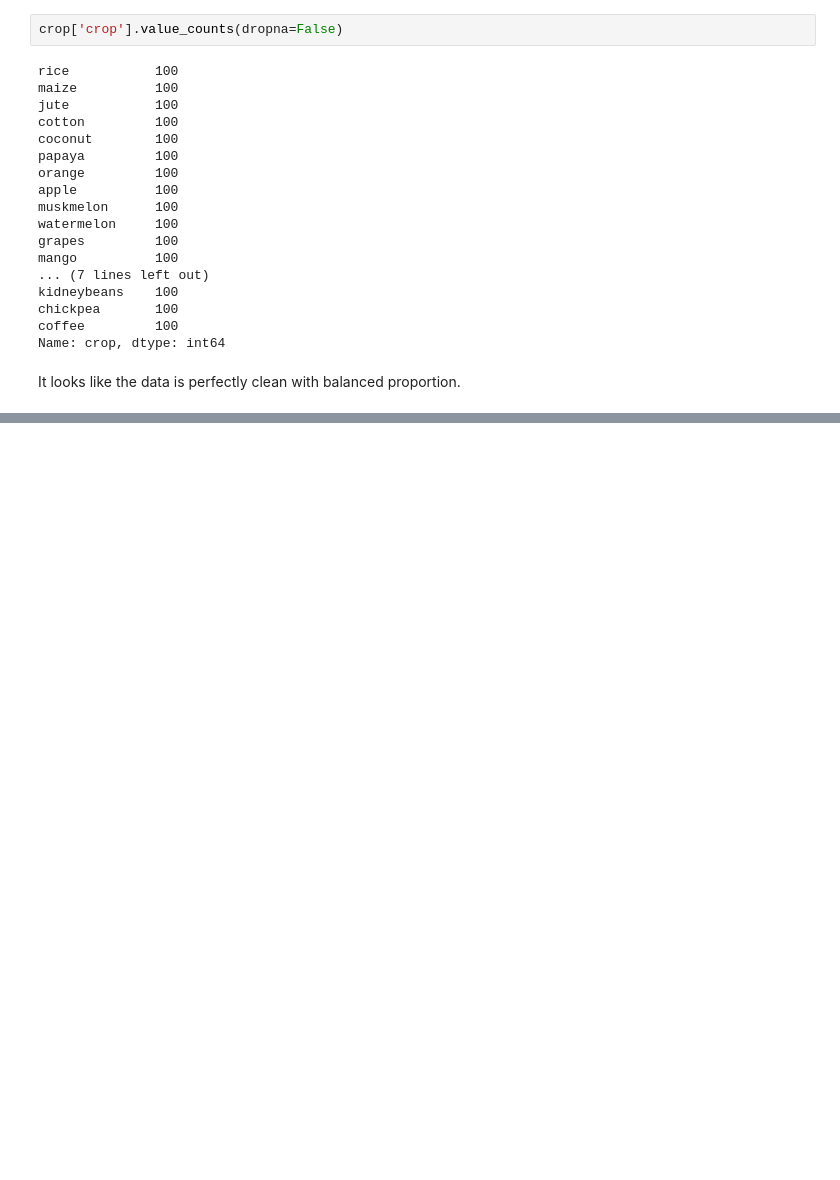
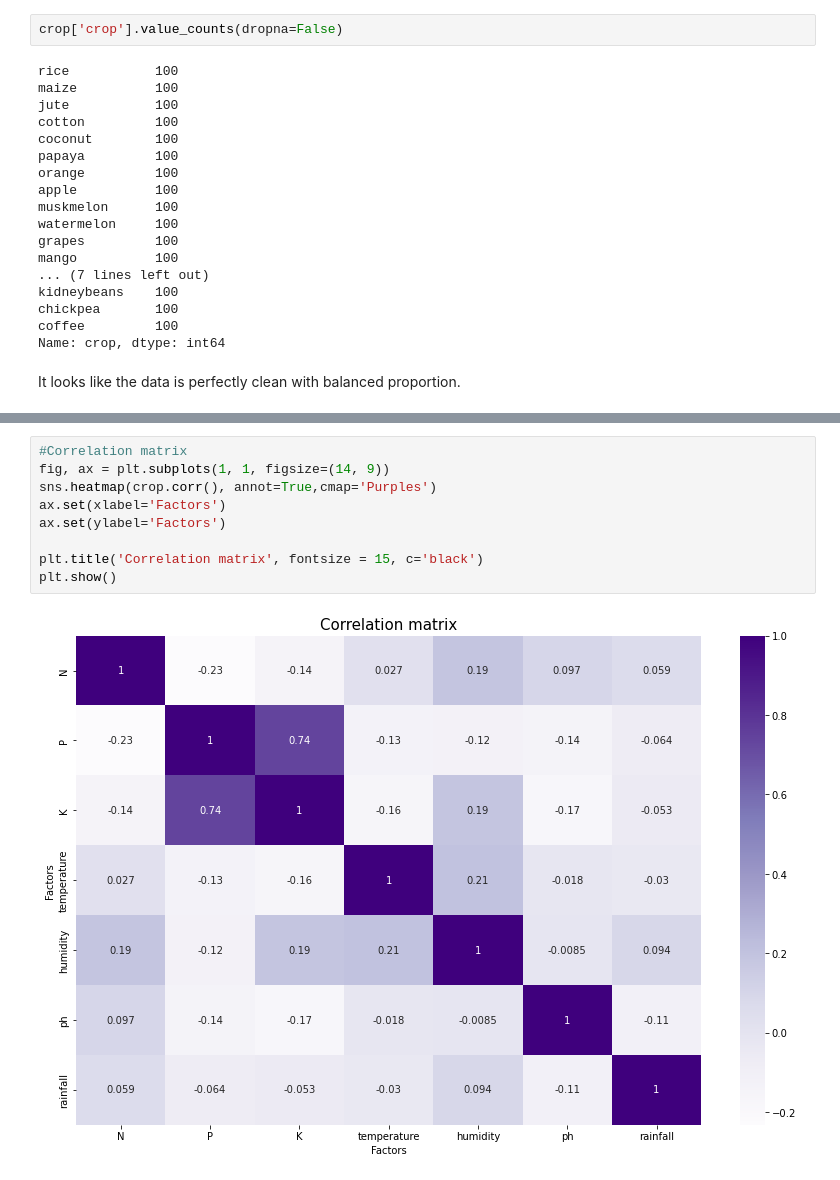
Before and after one commit to Mahnaz-Meem/Mid-Bootcamp-project, a Jupyter notebook: notebooks/main.ipynb, the cells around one changed output, grey strips where cells are left out. Cells and saved outputs as stored; diff of their text form; blank space fills up the shorter version.

```diff
--- a/notebooks/main.ipynb
+++ b/notebooks/main.ipynb
@@ -120,0 +124,11 @@ plt.show()
+# %%
+#Correlation matrix
+fig, ax = plt.subplots(1, 1, figsize=(14, 9))
+sns.heatmap(crop.corr(), annot=True,cmap='Purples')
+ax.set(xlabel='Factors')
+ax.set(ylabel='Factors')
+
+plt.title('Correlation matrix', fontsize = 15, c='black')
+plt.show()
+# %% [output]
+[figure, added]
```
Also changed, not shown: parts of 9 cells of this notebook.
